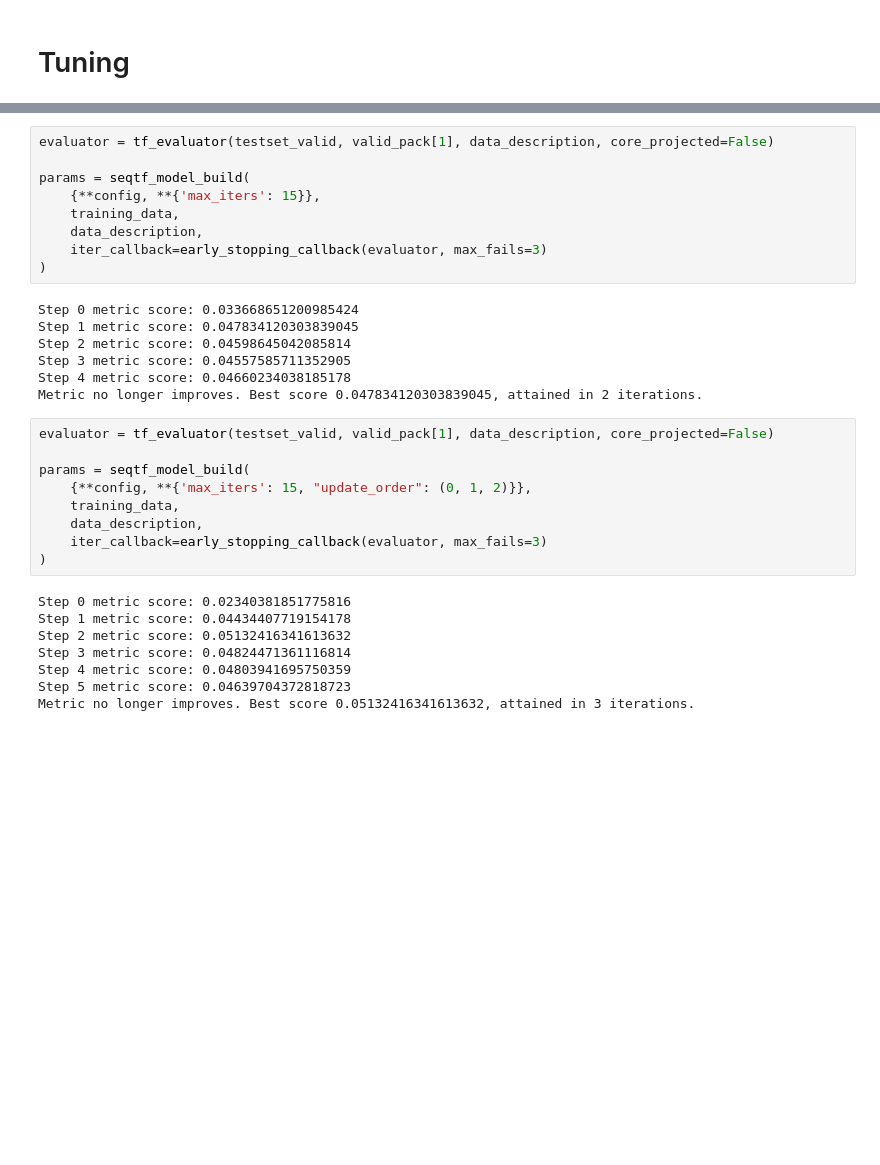
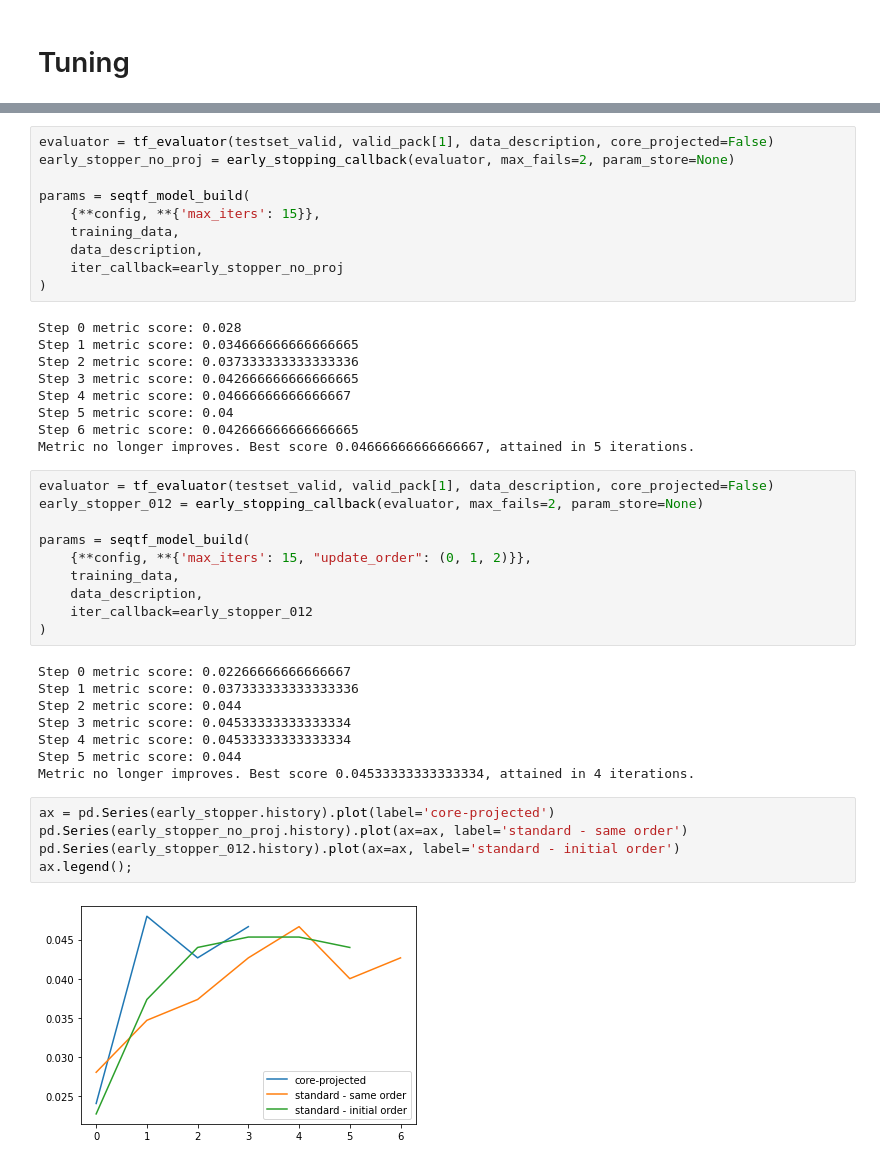
Before and after one commit to evfro/Tensor-Core-Projection, a Jupyter notebook: SeqTF.ipynb, the cells around one changed output, grey strips where cells are left out. Drawn from its saved outputs; the diff is of its cells as text; blank space fills up the shorter version.

```diff
--- a/SeqTF.ipynb
+++ b/SeqTF.ipynb
@@ -129,33 +138,44 @@ Metric no longer improves. Best score 0.04557585711352905, attained in 7 iterati
 # %%
 evaluator = tf_evaluator(testset_valid, valid_pack[1], data_description, core_projected=False)
+early_stopper_no_proj = early_stopping_callback(evaluator, max_fails=2, param_store=None)
 
 params = seqtf_model_build(
     {**config, **{'max_iters': 15}},
     training_data,
     data_description,
-    iter_callback=early_stopping_callback(evaluator, max_fails=3)
+    iter_callback=early_stopper_no_proj
 )
 # %% [output]
-Step 0 metric score: 0.033668651200985424
-Step 1 metric score: 0.047834120303839045
-Step 2 metric score: 0.04598645042085814
-Step 3 metric score: 0.04557585711352905
-Step 4 metric score: 0.04660234038185178
-Metric no longer improves. Best score 0.047834120303839045, attained in 2 iterations.
+Step 0 metric score: 0.028
+Step 1 metric score: 0.034666666666666665
+Step 2 metric score: 0.037333333333333336
+Step 3 metric score: 0.042666666666666665
+Step 4 metric score: 0.04666666666666667
+Step 5 metric score: 0.04
+Step 6 metric score: 0.042666666666666665
+Metric no longer improves. Best score 0.04666666666666667, attained in 5 iterations.
 # %%
 evaluator = tf_evaluator(testset_valid, valid_pack[1], data_description, core_projected=False)
+early_stopper_012 = early_stopping_callback(evaluator, max_fails=2, param_store=None)
 
 params = seqtf_model_build(
     {**config, **{'max_iters': 15, "update_order": (0, 1, 2)}},
     training_data,
     data_description,
-    iter_callback=early_stopping_callback(evaluator, max_fails=3)
+    iter_callback=early_stopper_012
 )
 # %% [output]
-Step 0 metric score: 0.02340381851775816
-Step 1 metric score: 0.04434407719154178
-Step 2 metric score: 0.05132416341613632
-Step 3 metric score: 0.04824471361116814
-Step 4 metric score: 0.04803941695750359
-Step 5 metric score: 0.04639704372818723
-Metric no longer improves. Best score 0.05132416341613632, attained in 3 iterations.
+Step 0 metric score: 0.02266666666666667
+Step 1 metric score: 0.037333333333333336
+Step 2 metric score: 0.044
+Step 3 metric score: 0.04533333333333334
+Step 4 metric score: 0.04533333333333334
+Step 5 metric score: 0.044
+Metric no longer improves. Best score 0.04533333333333334, attained in 4 iterations.
+# %%
+ax = pd.Series(early_stopper.history).plot(label='core-projected')
+pd.Series(early_stopper_no_proj.history).plot(ax=ax, label='standard - same order')
+pd.Series(early_stopper_012.history).plot(ax=ax, label='standard - initial order')
+ax.legend();
+# %% [output]
+[figure, added]
```
Also changed, not shown: parts of 10 cells of this notebook.
